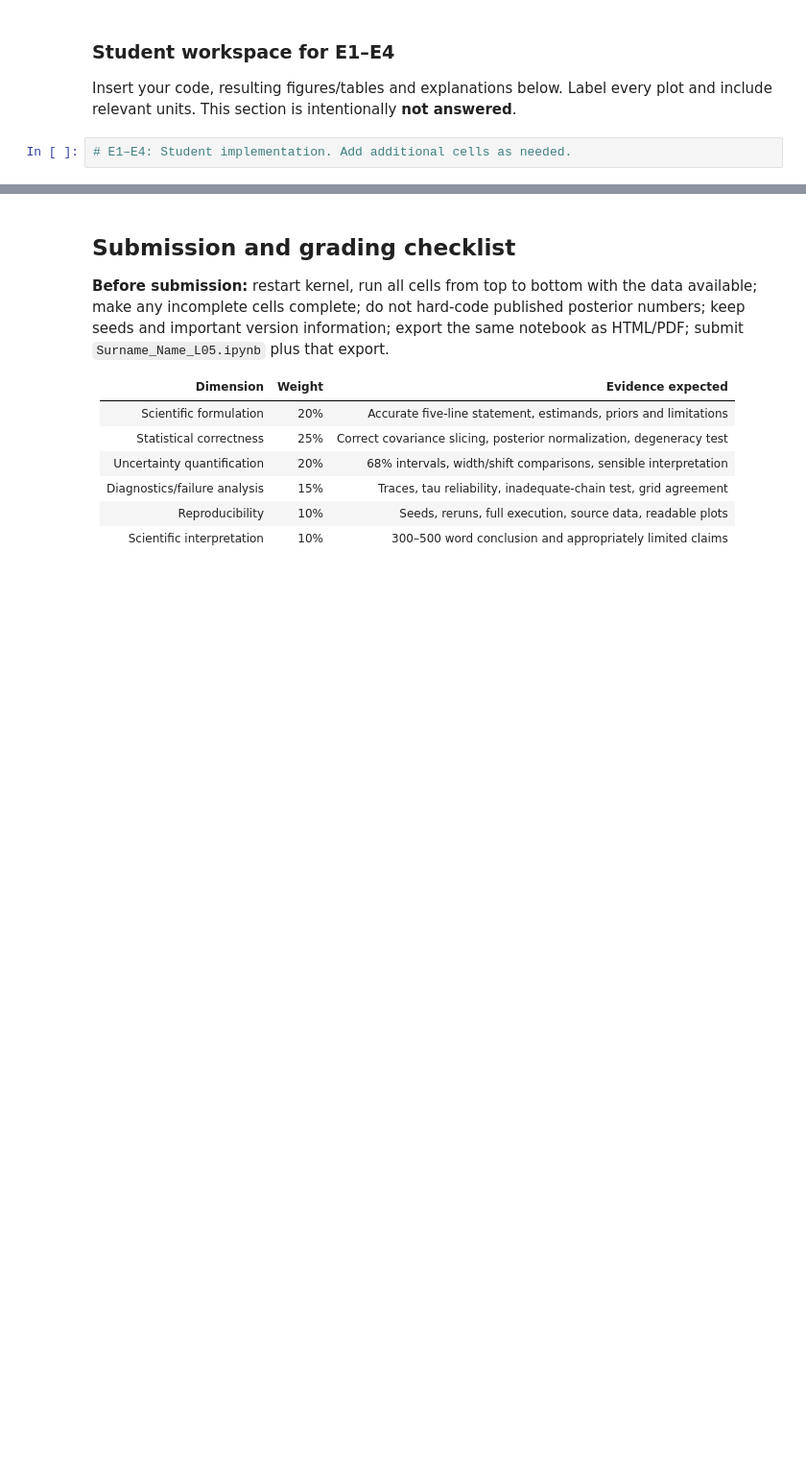
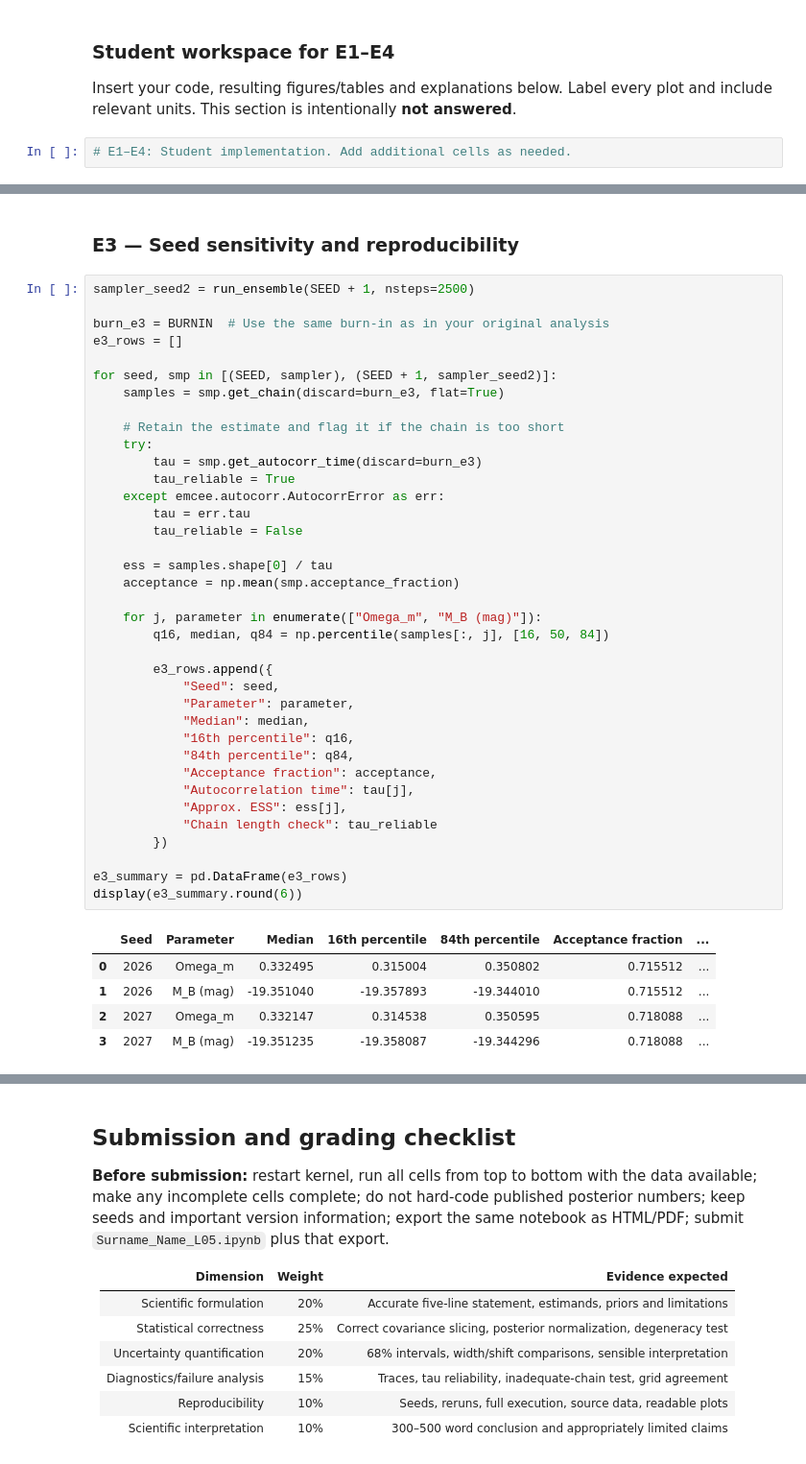
Before and after one commit to Natalia985/Astrostatistics_Observational_Cosmology, a Jupyter notebook: Labs/L05_GRADED_MCMC_COVARIANCE.ipynb, the cells around one changed output, grey strips where cells are left out. Shown at 96% size. Saved outputs shown, nothing was run; the diff lists cells and outputs as text; blank space fills up the shorter version.

```diff
--- a/Labs/L05_GRADED_MCMC_COVARIANCE.ipynb
+++ b/Labs/L05_GRADED_MCMC_COVARIANCE.ipynb
@@ -759,0 +831,45 @@ Insert your code, resulting figures/tables and explanations below. Label every p
+# %% [markdown]
+### E3 — Seed sensitivity and reproducibility
+# %%
+sampler_seed2 = run_ensemble(SEED + 1, nsteps=2500)
+
+burn_e3 = BURNIN  # Use the same burn-in as in your original analysis
+e3_rows = []
+
+for seed, smp in [(SEED, sampler), (SEED + 1, sampler_seed2)]:
+    samples = smp.get_chain(discard=burn_e3, flat=True)
+
+    # Retain the estimate and flag it if the chain is too short
+    try:
+        tau = smp.get_autocorr_time(discard=burn_e3)
+        tau_reliable = True
+    except emcee.autocorr.AutocorrError as err:
+        tau = err.tau
+        tau_reliable = False
+
+    ess = samples.shape[0] / tau
+    acceptance = np.mean(smp.acceptance_fraction)
+
+    for j, parameter in enumerate(["Omega_m", "M_B (mag)"]):
+        q16, median, q84 = np.percentile(samples[:, j], [16, 50, 84])
+
+        e3_rows.append({
+            "Seed": seed,
+            "Parameter": parameter,
+            "Median": median,
+            "16th percentile": q16,
+            "84th percentile": q84,
+            "Acceptance fraction": acceptance,
+            "Autocorrelation time": tau[j],
+            "Approx. ESS": ess[j],
+            "Chain length check": tau_reliable
+        })
+
+e3_summary = pd.DataFrame(e3_rows)
+display(e3_summary.round(6))
+# %% [output]
+|  | Seed | Parameter | Median | 16th percentile | 84th percentile | Acceptance fraction | ... |
+| 0 | 2026 | Omega_m | 0.332495 | 0.315004 | 0.350802 | 0.715512 | ... |
+| 1 | 2026 | M_B (mag) | -19.351040 | -19.357893 | -19.344010 | 0.715512 | ... |
+| 2 | 2027 | Omega_m | 0.332147 | 0.314538 | 0.350595 | 0.718088 | ... |
+| 3 | 2027 | M_B (mag) | -19.351235 | -19.358087 | -19.344296 | 0.718088 | ... |
```
Also changed, not shown: parts of 18 cells of this notebook.
